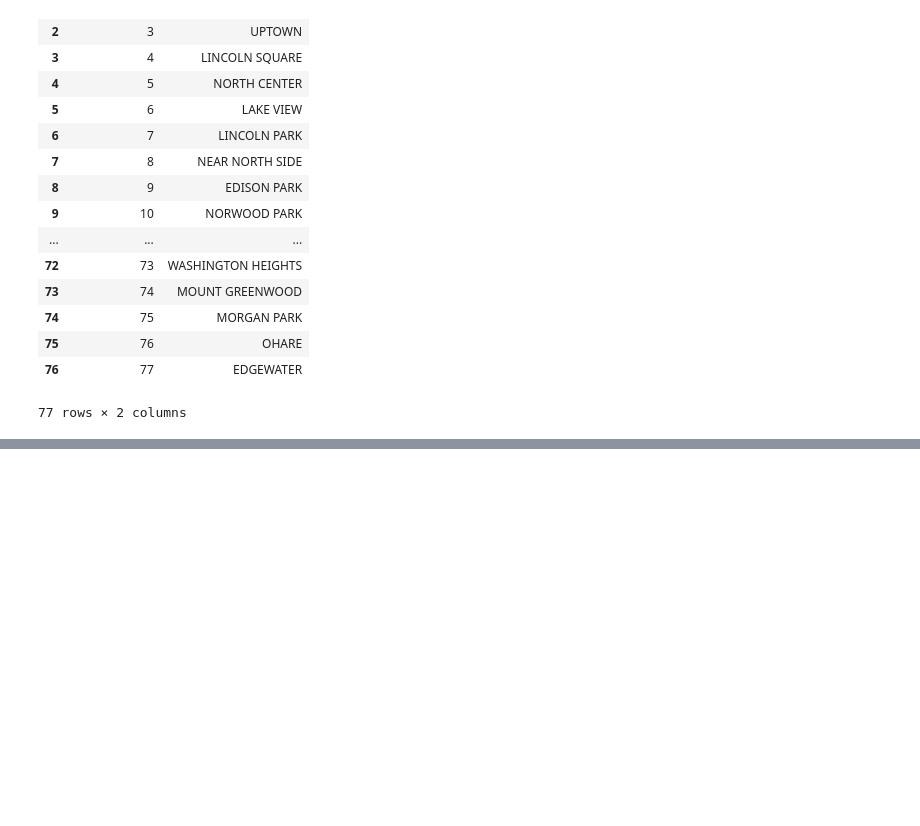
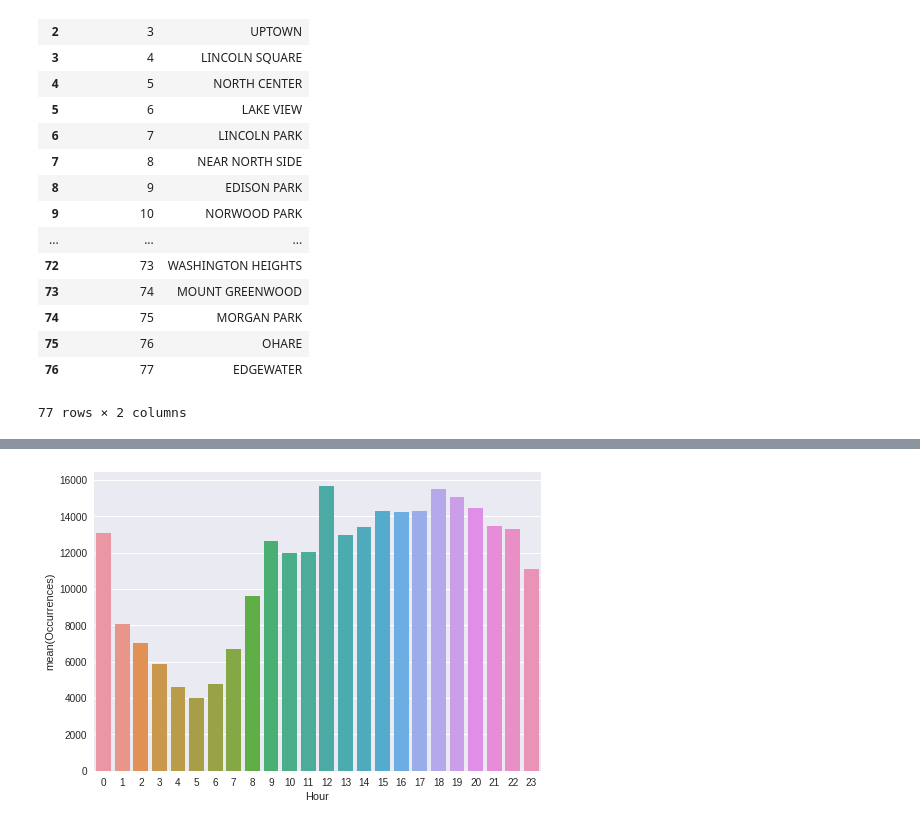
Before and after one commit to if1015-datascience-ufpe/2017-2-projeto-ajgan-rlsma-rcrs3, a Jupyter notebook: Project.ipynb, the cells around one changed output, grey strips where cells are left out. Cells and saved outputs as stored; diff of their text form; code cells hidden in the pictures; blank space fills up the shorter version.

```diff
--- a/Project.ipynb
+++ b/Project.ipynb
@@ -92,3 +94,8 @@ district.sort_values(['AREA_NUMBE'], ascending = True).reset_index(drop=True)
 | 75 | 76 | OHARE |
 | 76 | 77 | EDGEWATER |
 77 rows × 2 columns
+# %%
+value_count = crimes_upd['Crime Time'].value_counts()
+crimes_time = pd.DataFrame(list(zip(value_count.index.tolist(), value_count.tolist())), columns = ['Hour', 'Occurrences'])
+crimes_time = crimes_time.sort_values(['Hour'], ascending = True).reset_index(drop = True)
+crimes_time
@@ -95,3 +120,8 @@ district.sort_values(['AREA_NUMBE'], ascending = True).reset_index(drop=True)
+# %%
+ax = sns.barplot(x = crimes_time['Hour'], y = crimes_time['Occurrences'])
+plt.show(ax)
+# %% [output]
+[figure, added]
 # %%
 geolocator = Nominatim()
 location = geolocator.reverse("41.92449696, -87.64452163")
```
Also changed, not shown: parts of 2 cells of this notebook.
